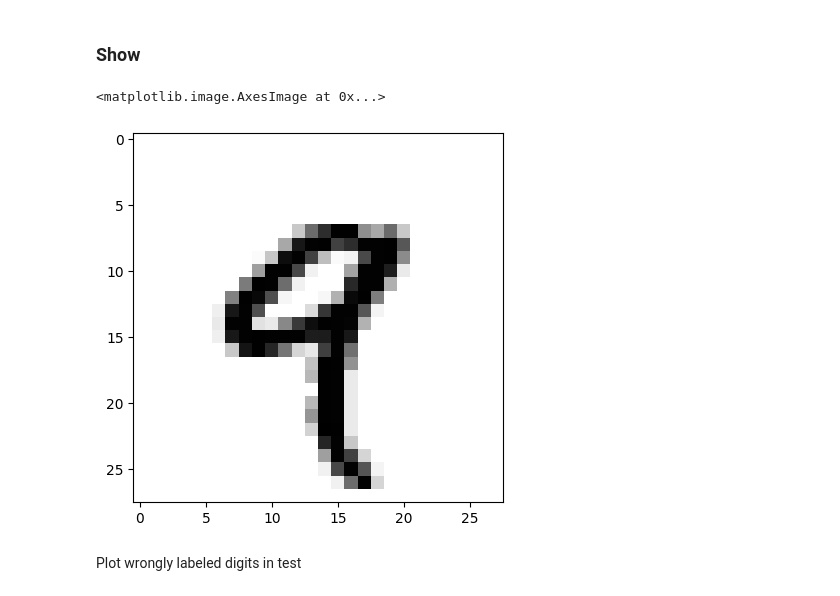
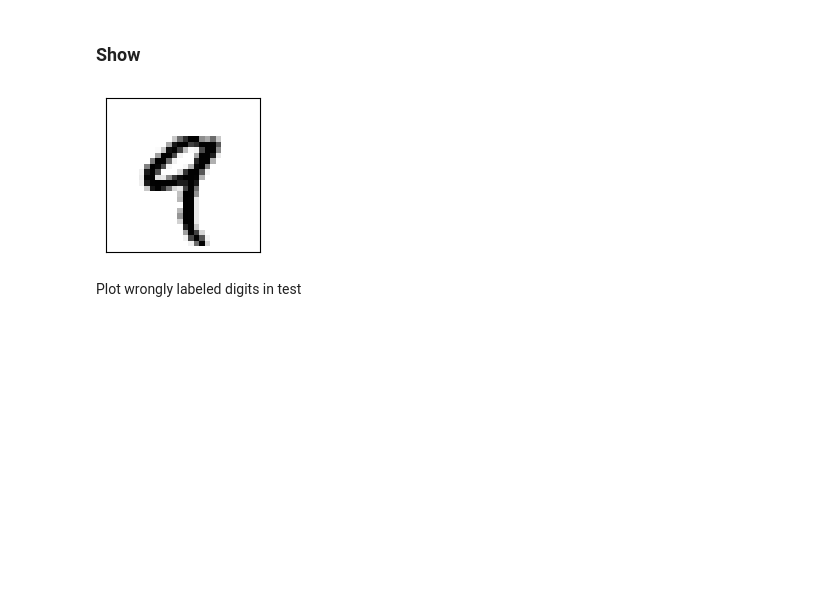
Before and after one commit to camiloakv/deep_dish, a Jupyter notebook: mnist_pytorch.ipynb, the cells around one changed output. Drawn from its saved outputs; the diff is of its cells as text; code cells hidden in the pictures; blank space fills up the shorter version.

```diff
--- a/mnist_pytorch.ipynb
+++ b/mnist_pytorch.ipynb
@@ -203,8 +200,7 @@ import matplotlib.pyplot as plt
 # %%
-plt.imshow(X_train[4].reshape(width, height), cmap=plt.cm.binary)
+utils.imshow(X_train[4].reshape(width, height))
 # %% [output]
-<matplotlib.image.AxesImage at 0x...>
-[figure, old version]
+[figure, new version]
 # %% [markdown]
 Plot wrongly labeled digits in test
 # %%
```
Also changed, not shown: parts of 2 cells of this notebook, 5 other files.
